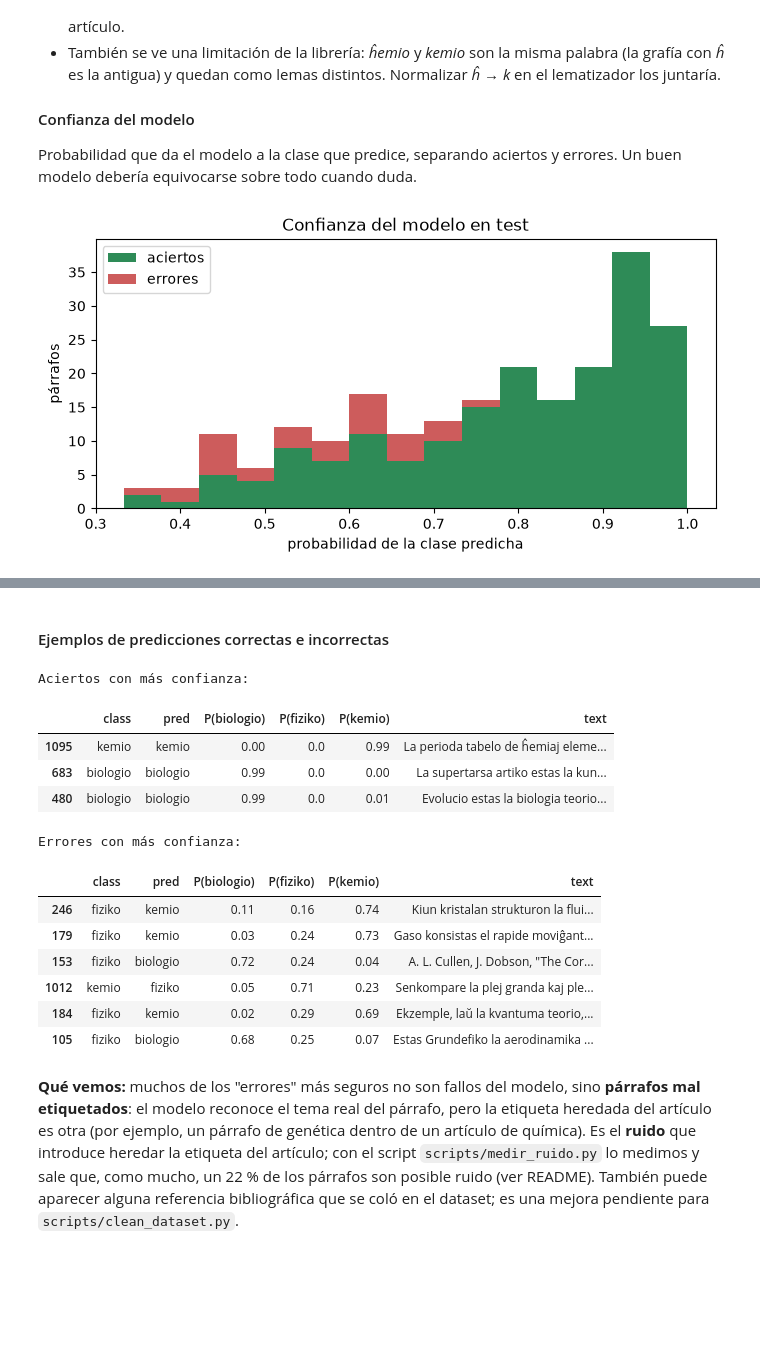
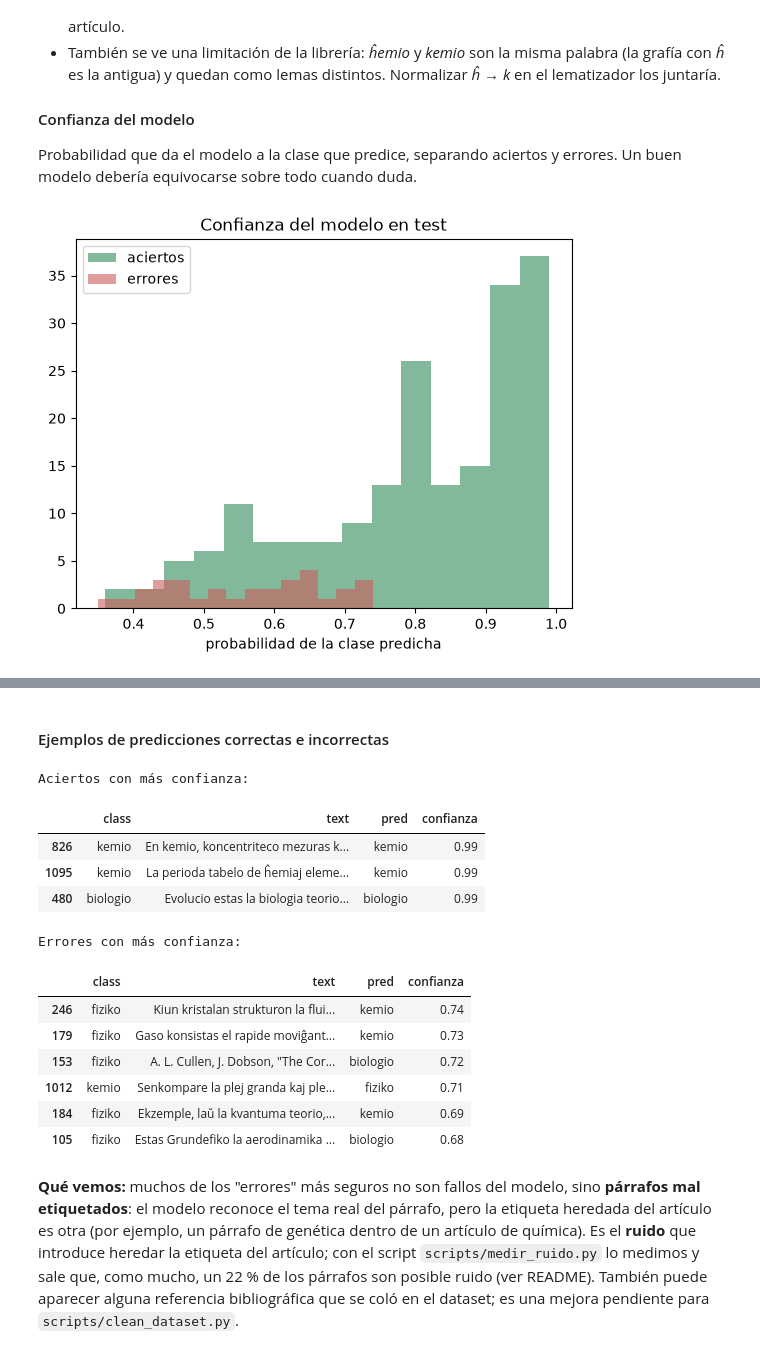
Before and after one commit to danielaagonzalezz/cienciaNLP, a Jupyter notebook: notebooks/clasificacion_esperanto.ipynb, the cells around one changed output, grey strips where cells are left out. Saved outputs shown, nothing was run; the diff lists cells and outputs as text; code cells hidden in the pictures; blank space fills up the shorter version.

```diff
--- a/notebooks/clasificacion_esperanto.ipynb
+++ b/notebooks/clasificacion_esperanto.ipynb
@@ -396,24 +392,26 @@ def vectorize(listas, words, idf):
         text_words = [word for word in text_words if word in idf]  # solo los lemas de la bolsa
         counts = Counter(text_words)  # f(t, d)
         size = len(text_words)        # |d|
+
         row = {}
-        for word in counts:           # el resto de columnas valen 0
-            row[word] = counts[word] / size * idf[word]  # TF(t, d) * IDF(t)
+        for word in words:
+            tf = counts[word] / size if size > 0 else 0.0  # TF(t, d)
+            row[word] = tf * idf[word]                     # TF(t, d) * IDF(t)
         norm = math.sqrt(sum(value ** 2 for value in row.values()))
-        for word in row:
-            row[word] /= norm
+        if norm > 0:
+            for word in words:
+                row[word] /= norm
         rows.append(row)
-    return pd.DataFrame(rows, columns=words).fillna(0.0)
+    return pd.DataFrame(rows, columns=words)
 
 
 WORDS = choose_words(train["lemas"], MIN_COUNT)
 IDF = compute_idf(train["lemas"], WORDS)
 X_train = vectorize(train["lemas"], WORDS, IDF)
 X_test = vectorize(test["lemas"], WORDS, IDF)
-y_train = train["class"].to_numpy()
-y_test = test["class"].to_numpy()
+y_train = train["class"]
+y_test = test["class"]
 
-print(f"Bolsa de palabras: {len(WORDS)} lemas (más de {MIN_COUNT} veces; {', '.join(sorted(POS_TAGS))})")
-print(f"X_train: {X_train.shape} · X_test: {X_test.shape}")
-X_train.iloc[:5, :12]
+print(f"Bolsa de palabras: {len(WORDS)} lemas")
+print("X_train:", X_train.shape, "· X_test:", X_test.shape)
 # %% [output]
@@ -578,26 +553,21 @@ plt.show()
 Probabilidad que da el modelo a la clase que predice, separando aciertos y errores. Un buen modelo debería
 equivocarse sobre todo cuando duda.
 # %%
-resultados_test = test[["text", "class"]].copy()
+resultados_test = test[["class", "text"]].copy()
 resultados_test["pred"] = pred
-resultados_test["confianza"] = probas.max(axis=1)
-resultados_test["acierto"] = resultados_test["pred"] == resultados_test["class"]
-for i, clase in enumerate(modelo.classes_):
-    resultados_test[f"P({clase})"] = probas[:, i].round(2)
+resultados_test["confianza"] = probas.max(axis=1).round(2)  # probabilidad de la clase predicha
 
-aciertos = resultados_test[resultados_test["acierto"]]
-errores = resultados_test[~resultados_test["acierto"]]
+aciertos = resultados_test[resultados_test["pred"] == resultados_test["class"]]
+errores = resultados_test[resultados_test["pred"] != resultados_test["class"]]
 
-plt.figure(figsize=(8, 3.5))
-plt.hist([aciertos["confianza"], errores["confianza"]], bins=15, range=(1 / len(CLASES), 1), stacked=True,
-         color=["seagreen", "indianred"], label=["aciertos", "errores"])
+plt.hist(aciertos["confianza"], bins=15, alpha=0.6, label="aciertos", color="seagreen")
+plt.hist(errores["confianza"], bins=15, alpha=0.6, label="errores", color="indianred")
+plt.title("Confianza del modelo en test")
 plt.xlabel("probabilidad de la clase predicha")
-plt.ylabel("párrafos")
 plt.legend()
-plt.title("Confianza del modelo en test")
 plt.show()
 
-print(f"Confianza media en los aciertos: {aciertos['confianza'].mean():.2f}")
-print(f"Confianza media en los errores:  {errores['confianza'].mean():.2f}")
+print("Confianza media en los aciertos:", aciertos["confianza"].mean().round(2))
+print("Confianza media en los errores: ", errores["confianza"].mean().round(2))
 # %% [output]
-[figure, old version]
+[figure, new version]
@@ -606,26 +576,24 @@ Confianza media en los errores:  0.56
 # %% [markdown]
 #### Ejemplos de predicciones correctas e incorrectas
 # %%
-columnas = ["class", "pred"] + [f"P({clase})" for clase in modelo.classes_] + ["text"]
-
 print("Aciertos con más confianza:")
-display(aciertos.nlargest(3, "confianza")[columnas])
+display(aciertos.sort_values("confianza", ascending=False).head(3))
 print("Errores con más confianza:")
-display(errores.nlargest(6, "confianza")[columnas])
+display(errores.sort_values("confianza", ascending=False).head(6))
 # %% [output]
 Aciertos con más confianza:
-|  | class | pred | P(biologio) | P(fiziko) | P(kemio) | text |
-| 1095 | kemio | kemio | 0.00 | 0.0 | 0.99 | La perioda tabelo de ĥemiaj eleme... |
-| 683 | biologio | biologio | 0.99 | 0.0 | 0.00 | La supertarsa artiko estas la kun... |
-| 480 | biologio | biologio | 0.99 | 0.0 | 0.01 | Evolucio estas la biologia teorio... |
+|  | class | text | pred | confianza |
+| 826 | kemio | En kemio, koncentriteco mezuras k... | kemio | 0.99 |
+| 1095 | kemio | La perioda tabelo de ĥemiaj eleme... | kemio | 0.99 |
+| 480 | biologio | Evolucio estas la biologia teorio... | biologio | 0.99 |
 Errores con más confianza:
-|  | class | pred | P(biologio) | P(fiziko) | P(kemio) | text |
-| 246 | fiziko | kemio | 0.11 | 0.16 | 0.74 | Kiun kristalan strukturon la flui... |
-| 179 | fiziko | kemio | 0.03 | 0.24 | 0.73 | Gaso konsistas el rapide moviĝant... |
-| 153 | fiziko | biologio | 0.72 | 0.24 | 0.04 | A. L. Cullen, J. Dobson, "The Cor... |
-| 1012 | kemio | fiziko | 0.05 | 0.71 | 0.23 | Senkompare la plej granda kaj ple... |
-| 184 | fiziko | kemio | 0.02 | 0.29 | 0.69 | Ekzemple, laŭ la kvantuma teorio,... |
-| 105 | fiziko | biologio | 0.68 | 0.25 | 0.07 | Estas Grundefiko la aerodinamika ... |
+|  | class | text | pred | confianza |
+| 246 | fiziko | Kiun kristalan strukturon la flui... | kemio | 0.74 |
+| 179 | fiziko | Gaso konsistas el rapide moviĝant... | kemio | 0.73 |
+| 153 | fiziko | A. L. Cullen, J. Dobson, "The Cor... | biologio | 0.72 |
+| 1012 | kemio | Senkompare la plej granda kaj ple... | fiziko | 0.71 |
+| 184 | fiziko | Ekzemple, laŭ la kvantuma teorio,... | kemio | 0.69 |
+| 105 | fiziko | Estas Grundefiko la aerodinamika ... | biologio | 0.68 |
 # %% [markdown]
 **Qué vemos:** muchos de los "errores" más seguros no son fallos del modelo, sino **párrafos mal etiquetados**:
 el modelo reconoce el tema real del párrafo, pero la etiqueta heredada del artículo es otra (por ejemplo, un párrafo
```
Also changed, not shown: parts of 23 cells of this notebook.
